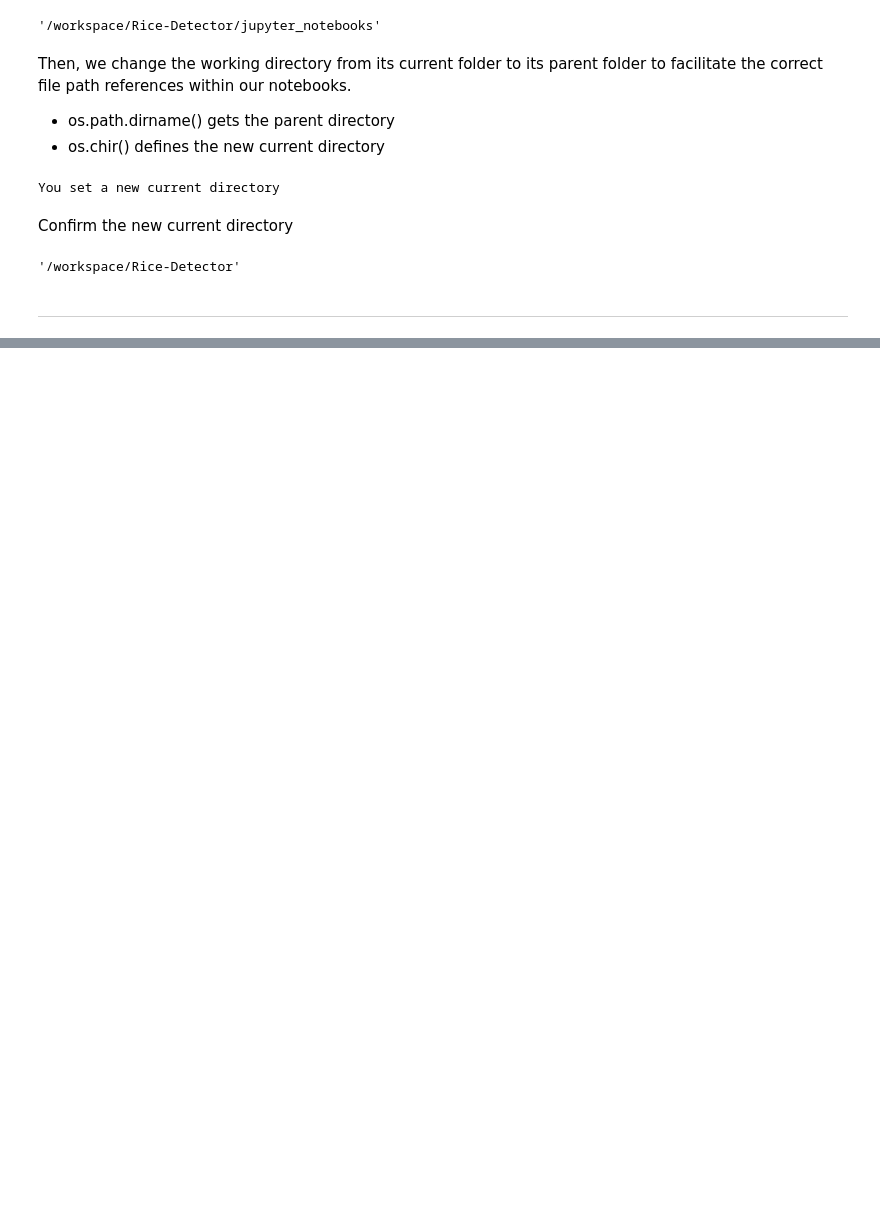
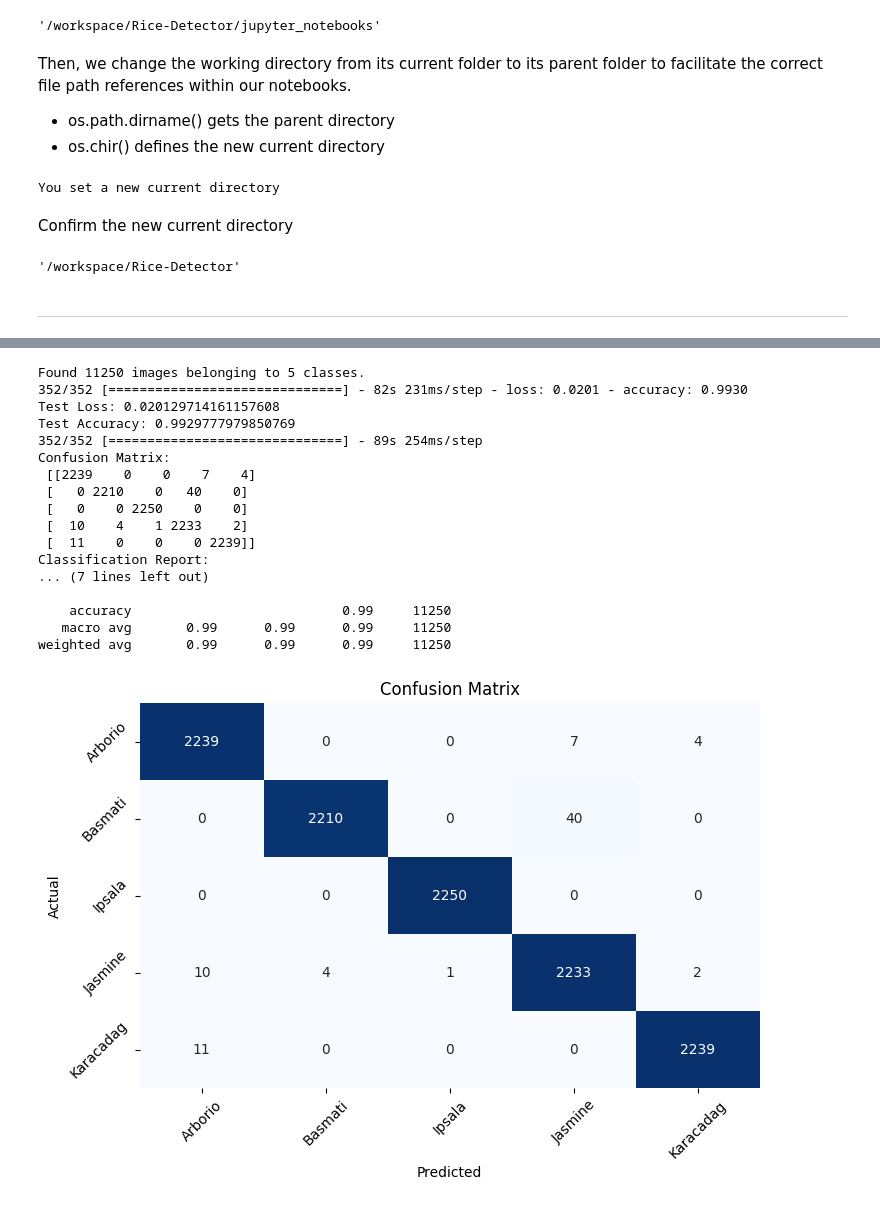
Before and after one commit to 1101712/Rice-Detector, a Jupyter notebook: jupyter_notebooks/4_Evaluation.ipynb, the cells around one changed output, grey strips where cells are left out. Saved outputs shown, nothing was run; the diff lists cells and outputs as text; code cells hidden in the pictures; blank space fills up the shorter version.

```diff
--- a/jupyter_notebooks/4_Evaluation.ipynb
+++ b/jupyter_notebooks/4_Evaluation.ipynb
@@ -94,0 +151,73 @@ current_dir
+# %%
+from sklearn.metrics import confusion_matrix, classification_report, roc_curve, auc
+from tensorflow.keras.preprocessing.image import ImageDataGenerator
+import matplotlib.pyplot as plt
+import numpy as np
+
+# Load model
+model_path = 'outputs/final_model/final_rice_model.keras'
+model = load_model(model_path)
+
+# Prepare test data
+test_datagen = ImageDataGenerator(rescale=1./255)
+test_set = test_datagen.flow_from_directory(
+    'inputs/datasets_devided/test/',
+    target_size=(224, 224),
+    batch_size=32,
+    class_mode='categorical',
+    shuffle=False
+)
+
+# Evaluate the model
+evaluation = model.evaluate(test_set)
+print("Test Loss:", evaluation[0])
+print("Test Accuracy:", evaluation[1])
+
+# Predictions
+test_set.reset()  # Resetting the generator
+predictions = model.predict(test_set)
+predicted_classes = np.argmax(predictions, axis=1)
+true_classes = test_set.classes
+class_labels = list(test_set.class_indices.keys())
+
+# Confusion Matrix
+cm = confusion_matrix(true_classes, predicted_classes)
+print("Confusion Matrix:\n", cm)
+
+# Classification Report
+print("Classification Report:\n", classification_report(true_classes, predicted_classes, target_names=class_labels))
+
+# Confusion Matrix Visualisation
+plt.figure(figsize=(8, 5))
+sns.heatmap(cm, annot=True, fmt='g', cmap='Blues', cbar=False)
+plt.xticks(np.arange(len(class_labels)) + 0.5, class_labels, rotation=45)
+plt.yticks(np.arange(len(class_labels)) + 0.5, class_labels, rotation=45)
+plt.xlabel("Predicted")
+plt.ylabel("Actual")
+plt.title("Confusion Matrix")
+plt.show()
+
+# Classification Report Visualisation
+clf_report = classification_report(true_classes, predicted_classes, target_names=class_labels, output_dict=True)
+sns.heatmap(pd.DataFrame(clf_report).iloc[:-1, :].T, annot=True, cmap="Blues")
+plt.title('Classification Report')
+plt.show()
+# %% [output]
+Found 11250 images belonging to 5 classes.
+352/352 [==============================] - 82s 231ms/step - loss: 0.0201 - accuracy: 0.9930
+Test Loss: 0.020129714161157608
+Test Accuracy: 0.9929777979850769
+352/352 [==============================] - 89s 254ms/step
+Confusion Matrix:
+ [[2239    0    0    7    4]
+ [   0 2210    0   40    0]
+ [   0    0 2250    0    0]
+ [  10    4    1 2233    2]
+ [  11    0    0    0 2239]]
+Classification Report:
+... (7 lines left out)
+
+    accuracy                           0.99     11250
+   macro avg       0.99      0.99      0.99     11250
+weighted avg       0.99      0.99      0.99     11250
+[figure, added]
```
Also changed, not shown: parts of 25 cells of this notebook, 2 other files.
